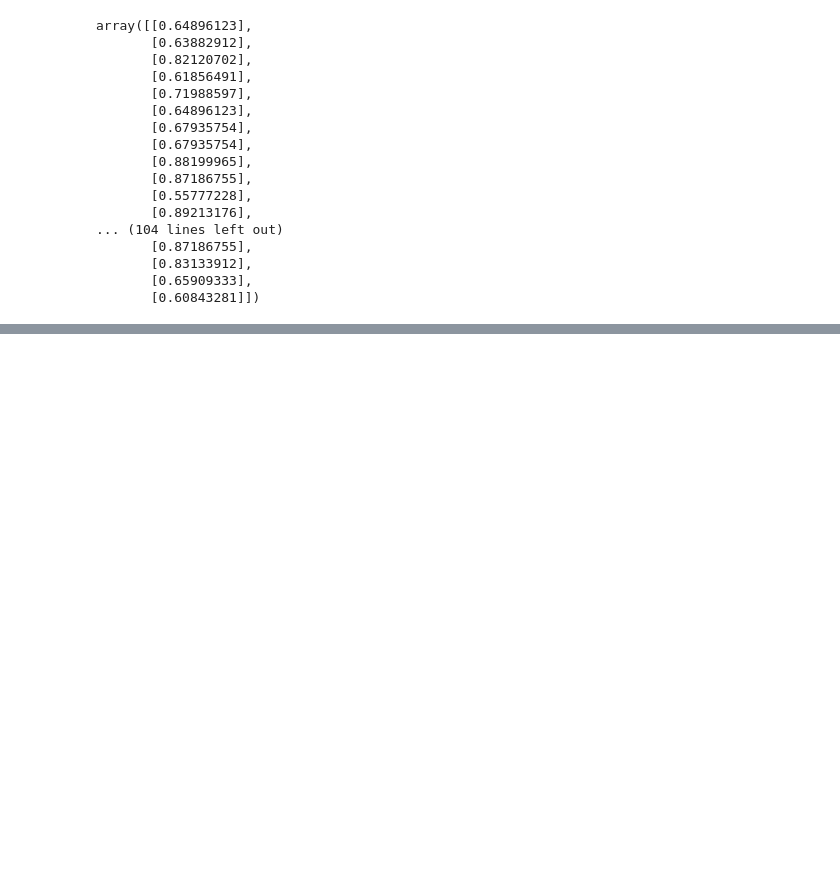
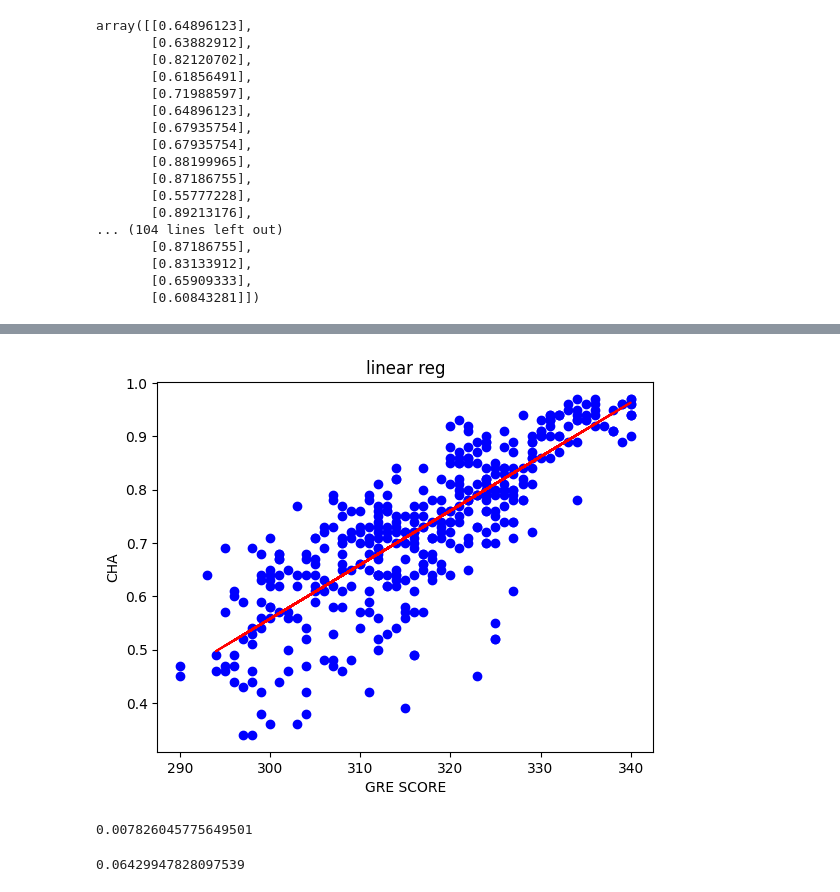
Before and after one commit to Madeshwarandevil/madeshwaran, a Jupyter notebook: Linear Regression.ipynb, the cells around one changed output, grey strips where cells are left out. Drawn from its saved outputs; the diff is of its cells as text; code cells hidden in the pictures; blank space fills up the shorter version.

```diff
--- a/Linear Regression.ipynb
+++ b/Linear Regression.ipynb
@@ -6,7 +6,7 @@ import pandas as pd
 import matplotlib.pyplot as pt
 %matplotlib inline
 # %%
-ap=pd.read_csv("C:\\Users\\aedpu\\OneDrive\\Documents\\madesh files\\Admissionprediction.csv")
+ap=pd.read_csv("C:\\Users\\Admin\\Documents\\madeshwaran\\Admission_Predict.csv")
 # %%
 ap
 # %% [output]
@@ -201,0 +254,9 @@ comp=
+# %%
+pt.scatter(x,y,color='blue')
+pt.plot(x_test,y_predict,color='red')
+pt.xlabel('GRE SCORE')
+pt.ylabel('CHA')
+pt.title('linear reg')
+pt.show()
+# %% [output]
+[figure, added]
@@ -201,0 +265,8 @@ comp=
+# %%
+mean_squared_error(y_test,y_predict)
+# %% [output]
+0.007826045775649501
+# %%
+mean_absolute_error(y_test,y_predict)
+# %% [output]
+0.06429947828097539
```
Also changed, not shown: parts of 7 cells of this notebook, 3 other files.
